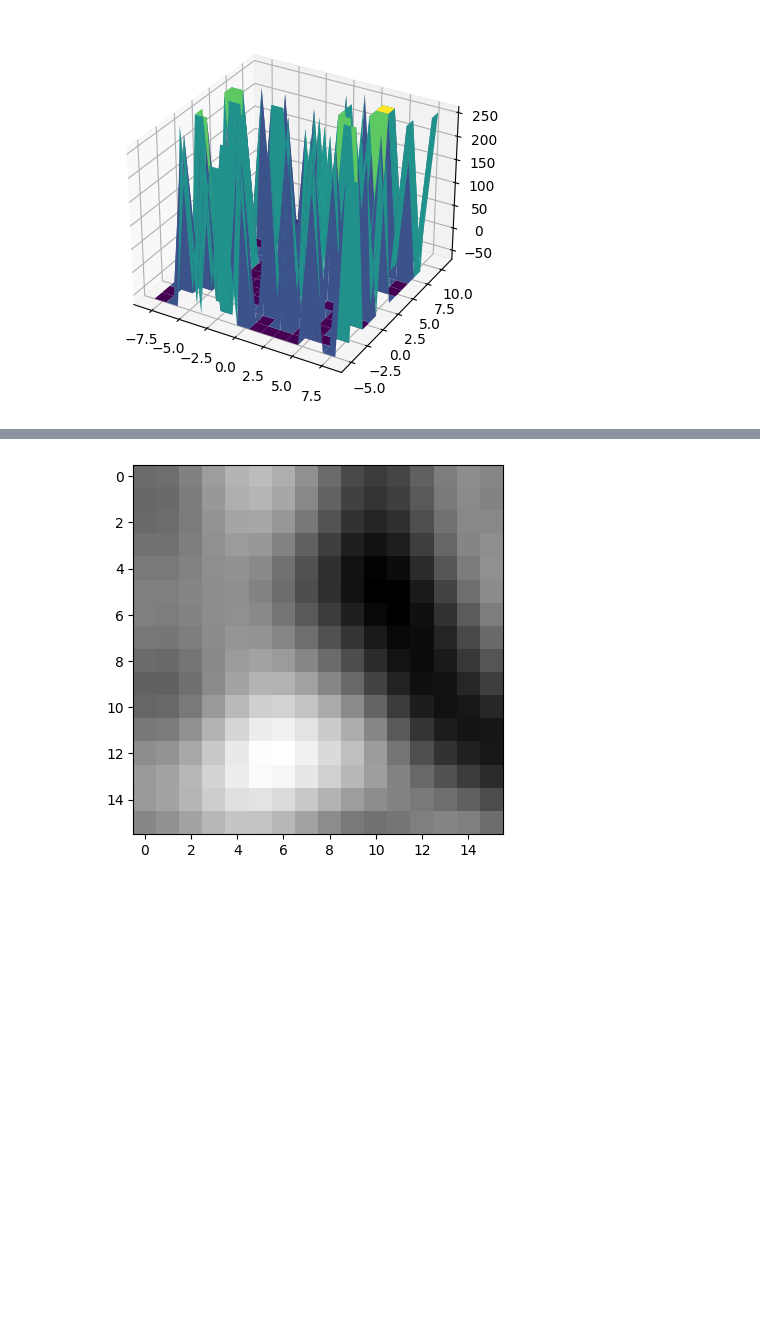
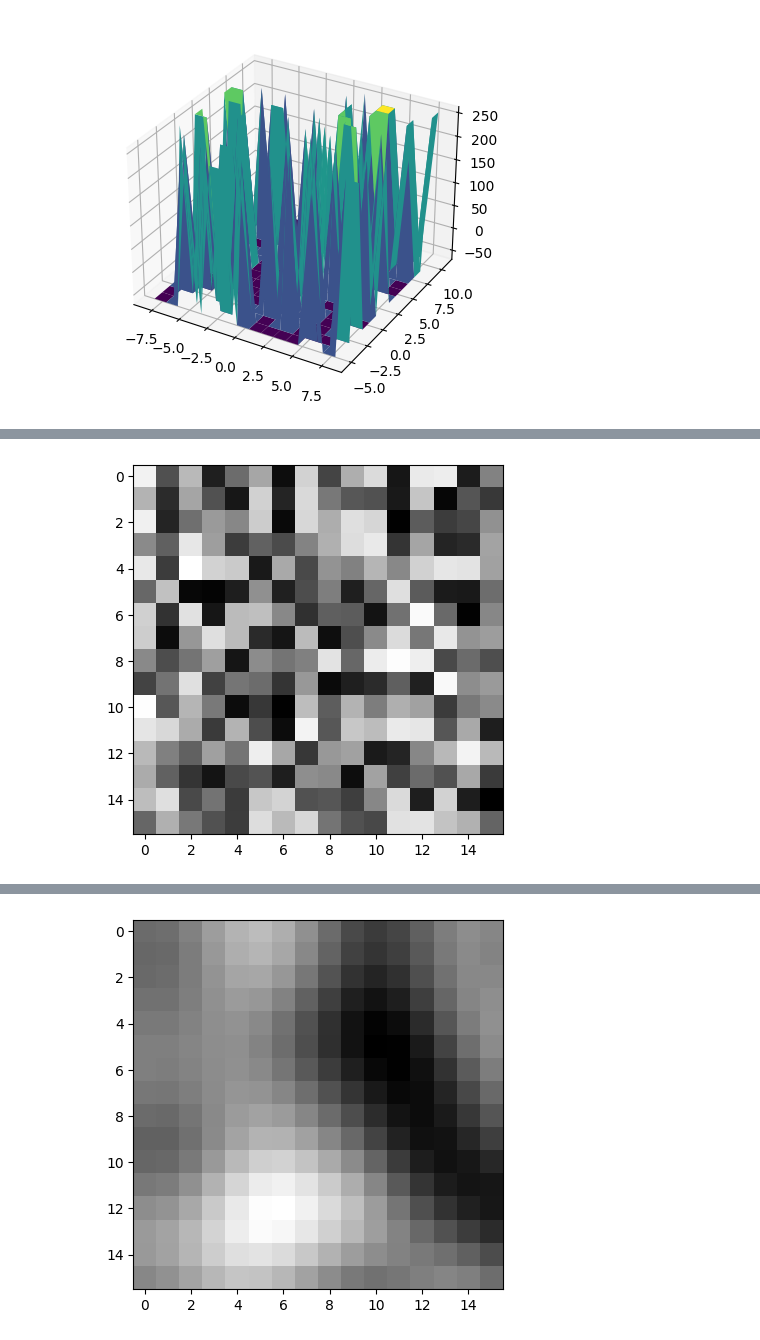
Before and after one commit to DerGrumpf/Procedural-Generation, a Jupyter notebook: Perlin Noise & Procedural generated Worlds.ipynb, the cells around one changed output, grey strips where cells are left out. Drawn from its saved outputs; the diff is of its cells as text; code cells hidden in the pictures; blank space fills up the shorter version.

```diff
--- a/Perlin Noise & Procedural generated Worlds.ipynb
+++ b/Perlin Noise & Procedural generated Worlds.ipynb
@@ -251,6 +231,6 @@ lässt sich folgende Zufallsfolge erzeugen:
 # %%
 gen = lcg(3935559000370003845, 3203021881815356449, 2**64-1, 11742185885288659963)
 
-for _ in range(10):
-    print(next(gen))
+for i in range(1, 10):
+    print("{}.".format(i), next(gen))
 # %% [output]
@@ -306,0 +333,17 @@ plot3D_terrain(pic)
+# %%
+from numpy.random import Generator, PCG64, SeedSequence
+
+def pcg64(seed=2**5-1, seq=100):
+    sg = SeedSequence(seed)
+    n = seq//10
+    rg = [Generator(PCG64(s)) for s in sg.spawn(n)]
+
+    while 1:
+        for i in range(n):
+            gen = rg[i]
+            yield gen.random()
+
+def pcg64_gen(seed=2**5-1, seq=100):
+    gen = pcg64(seed, seq)
+    for _ in range(seq):
+        yield next(gen)
@@ -306,0 +356,6 @@ plot3D_terrain(pic)
+# %%
+pic = [[rand for rand in pcg64_gen(y, width)] for y in range(height)] # To Do make it 2D'
+
+plot2D_picture(pic)
+# %% [output]
+[figure, added]
```
Also changed, not shown: parts of 43 cells of this notebook, 1 other file.
